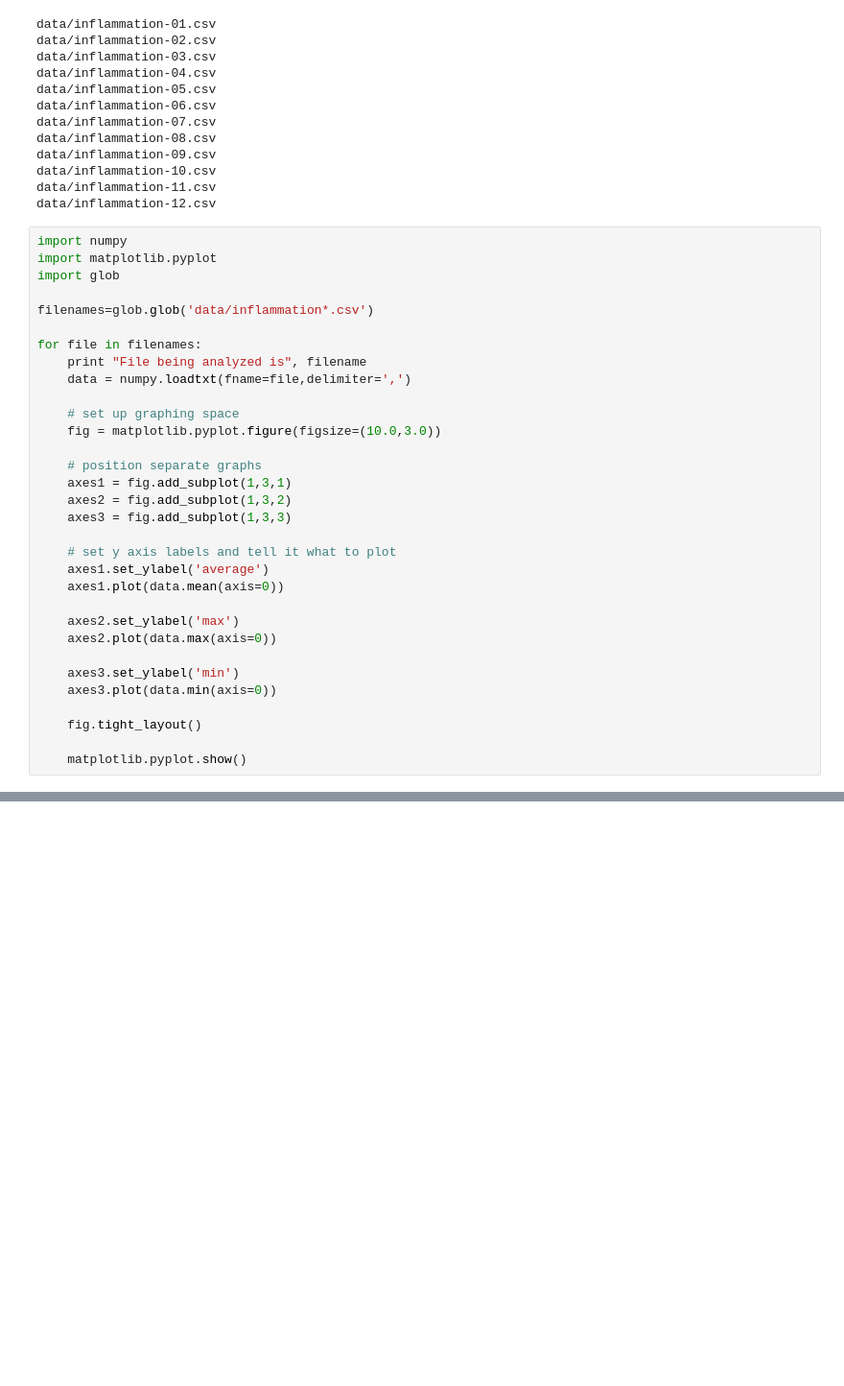
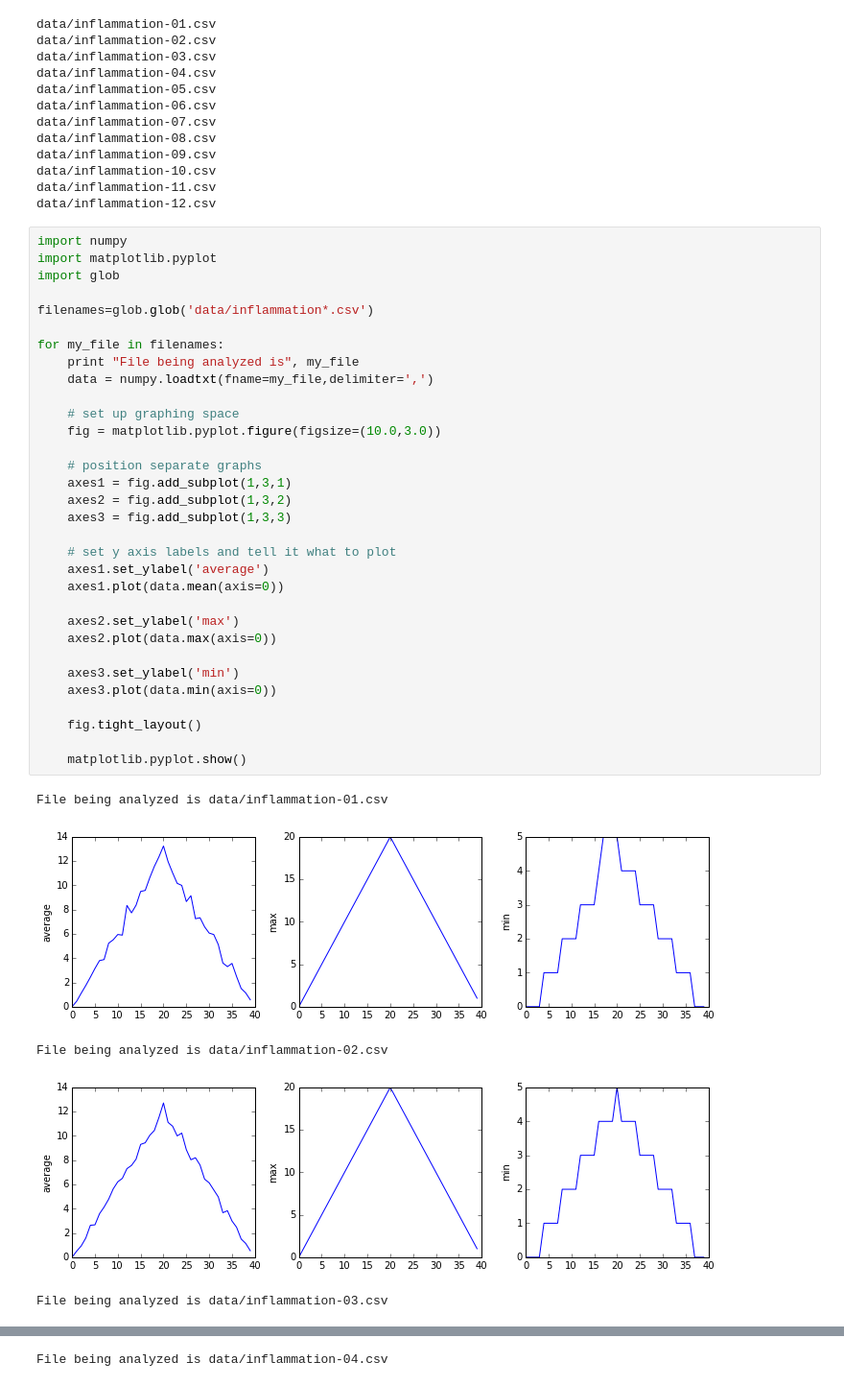
Before and after one commit to rdtarvin/swc_UCSF_python, a Jupyter notebook: RDT_notebook.ipynb, the cells around one changed output, grey strips where cells are left out. Shown: that part at 96% size. Cells and saved outputs as stored; diff of their text form; blank space fills up the shorter version.

```diff
--- a/RDT_notebook.ipynb
+++ b/RDT_notebook.ipynb
@@ -919,32 +919,38 @@ data/inflammation-12.csv
 # %%
 import numpy
 import matplotlib.pyplot
 import glob
 
 filenames=glob.glob('data/inflammation*.csv')
 
-for file in filenames:
-    print "File being analyzed is", filename
-    data = numpy.loadtxt(fname=file,delimiter=',')
+for my_file in filenames:
+    print "File being analyzed is", my_file
+    data = numpy.loadtxt(fname=my_file,delimiter=',')
 
     # set up graphing space
     fig = matplotlib.pyplot.figure(figsize=(10.0,3.0))
 
     # position separate graphs
     axes1 = fig.add_subplot(1,3,1)
     axes2 = fig.add_subplot(1,3,2)
     axes3 = fig.add_subplot(1,3,3)
 
     # set y axis labels and tell it what to plot
     axes1.set_ylabel('average')
     axes1.plot(data.mean(axis=0))
 
     axes2.set_ylabel('max')
     axes2.plot(data.max(axis=0))
 
     axes3.set_ylabel('min')
     axes3.plot(data.min(axis=0))
 
     fig.tight_layout()
 
     matplotlib.pyplot.show()
+# %% [output]
+File being analyzed is data/inflammation-01.csv
+[figure, added]
+File being analyzed is data/inflammation-02.csv
+[figure, added]
+File being analyzed is data/inflammation-03.csv
@@ -950,0 +958 @@ for file in filenames:
+File being analyzed is data/inflammation-04.csv
```
Also changed, not shown: parts of 2 cells of this notebook.
